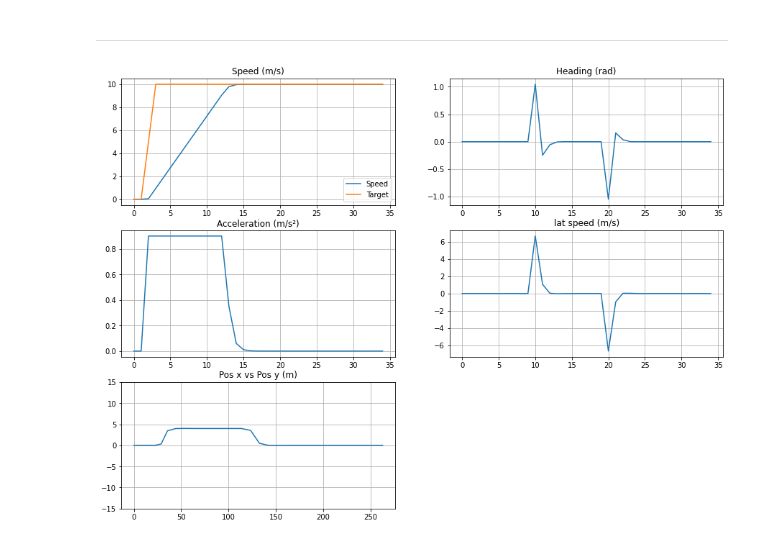
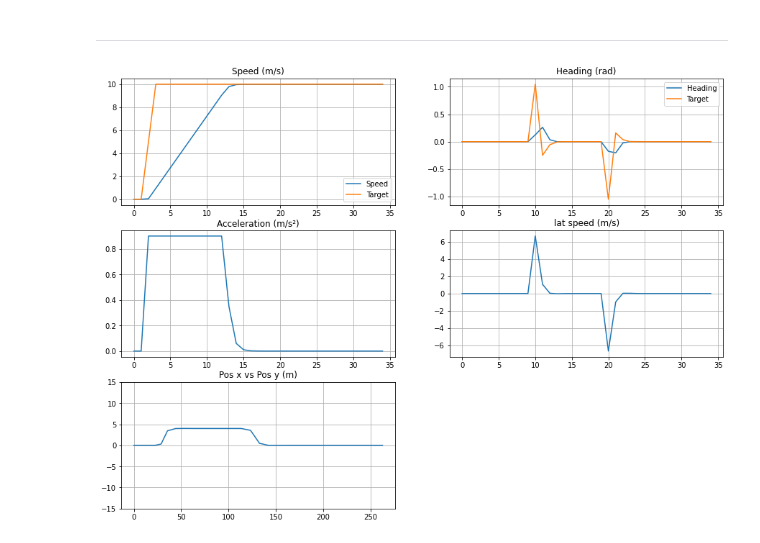
Before and after one commit to gsg213/highway-env, a Jupyter notebook: speed_control_test.ipynb, the cells around one changed output. Saved outputs shown, nothing was run; the diff lists cells and outputs as text; code cells hidden in the pictures.

```diff
--- a/speed_control_test.ipynb
+++ b/speed_control_test.ipynb
@@ -97,6 +97,7 @@ acc = np.zeros(time_sec)
 target_vel = np.zeros(time_sec)
 vel = np.zeros(time_sec)
 heading = np.zeros(time_sec)
+target_heading = np.zeros(time_sec)
 lat_vel = np.zeros(time_sec)
 
 
@@ -109,7 +110,7 @@ for i in range(t):
     if i == 10 * FPS:
         v.act('LANE_RIGHT')
 
-    if i == 20 * FPS:
+    if i == 20 * FPS: #or i == 24 * FPS:
         v.act('LANE_LEFT')
 
     v.act(dt = 1/FPS)
@@ -123,7 +124,8 @@ for i in range(t):
         posx[count] = v.position[0]
         posy[count] = v.position[1]
         lat_vel[count] = v.lat_speed
-        heading[count] = v.steering_angle
+        target_heading[count] = v.steering_angle
+        heading[count] = v.heading
         count = count +1
 # %%
 fig = plt.figure(figsize=(15, 11))
@@ -131,32 +133,34 @@ fig = plt.figure(figsize=(15, 11))
 
 plt.subplot(3, 2, 1)
 plt.title('Speed (m/s)')
 plt.plot(ran_t,vel,label = "Speed")
 plt.plot(ran_t, target_vel, label = "Target")
 plt.legend()
 plt.grid()
 
 plt.subplot(3, 2, 2)
 plt.title('Heading (rad)')
-plt.plot(ran_t,heading, label = "Target")
+plt.plot(ran_t,heading, label = "Heading")
+plt.plot(ran_t,target_heading, label = "Target")
+plt.legend()
 plt.grid()
 
 plt.subplot(3, 2, 3)
 plt.title('Acceleration (m/s²)')
 plt.plot(ran_t,acc)
 plt.grid()
 
 plt.subplot(3, 2, 4)
 plt.title('lat speed (m/s)')
 plt.plot(ran_t,lat_vel, label = "Target")
 plt.grid()
 
 plt.subplot(3, 2, 5)
 plt.title('Pos x vs Pos y (m)')
 plt.ylim(-15, 15)
 plt.plot(posx,posy)
 plt.grid()
 
 plt.show()
 # %% [output]
-[figure, old version]
+[figure, new version]
```
